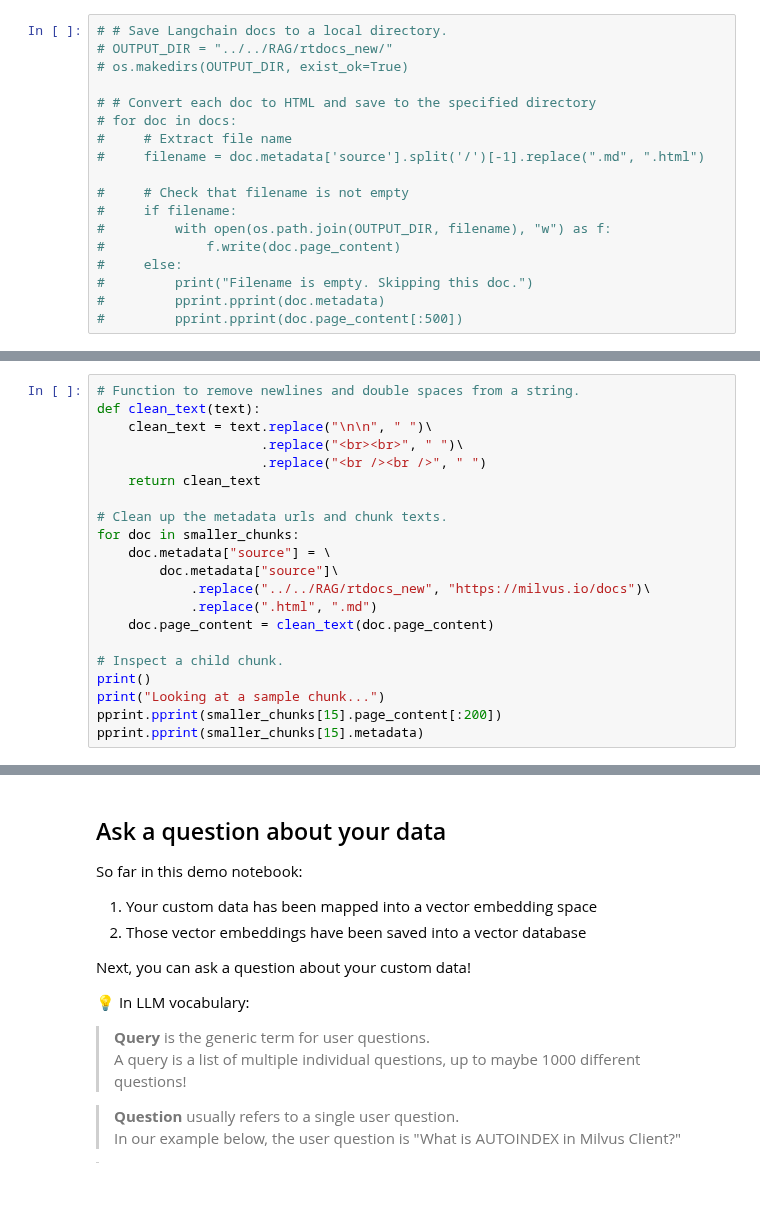
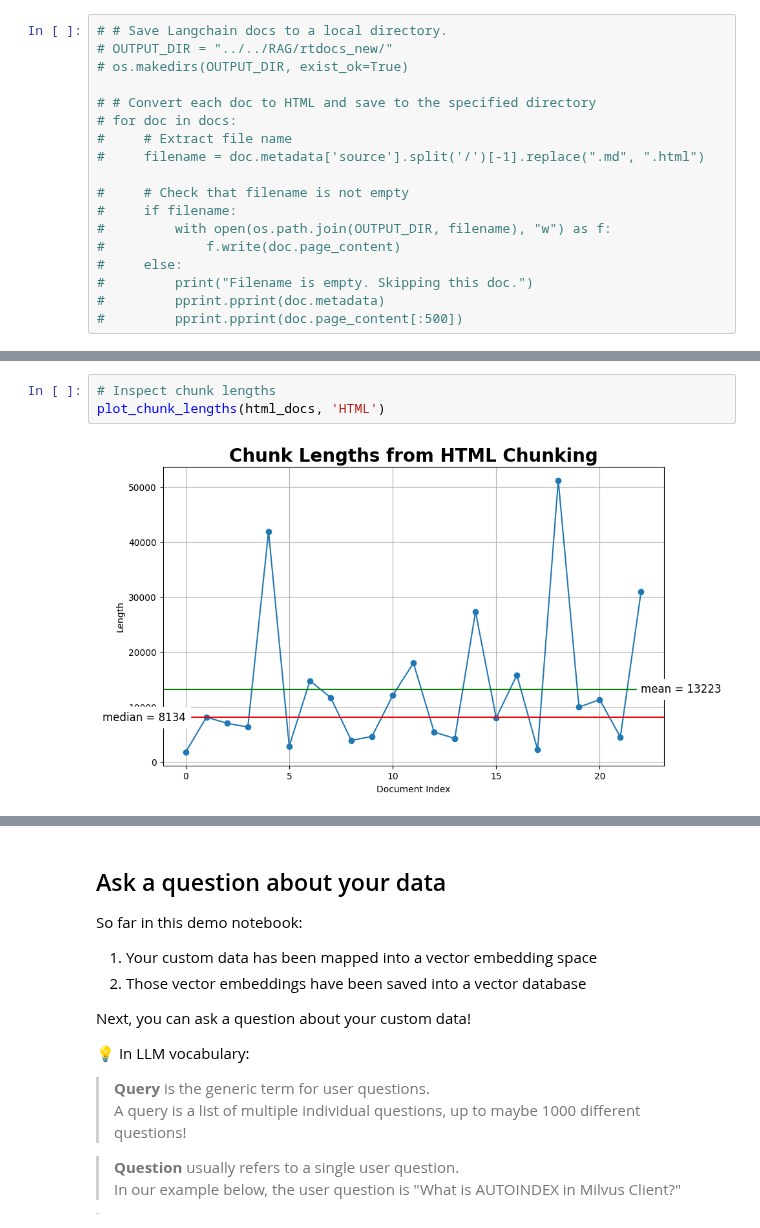
Before and after one commit to AKJUS/bootcamp, a Jupyter notebook: bootcamp/workshops/dbta_may_2024/1. RAG_basic.ipynb, the cells around one changed output, grey strips where cells are left out. Drawn from its saved outputs; the diff is of its cells as text; blank space fills up the shorter version.

Commit message:
Update basic RAG chunking and eval notebook (#1367)
Signed-off-by: Christy Bergman <cbergman@gmail.com>

```diff
--- a/bootcamp/workshops/dbta_may_2024/1. RAG_basic.ipynb
+++ b/bootcamp/workshops/dbta_may_2024/1. RAG_basic.ipynb
@@ -563,21 +135,0 @@ Looking at a sample chunk...
-# %%
-# Function to remove newlines and double spaces from a string.
-def clean_text(text):
-    clean_text = text.replace("\n\n", " ")\
-                     .replace("<br><br>", " ")\
-                     .replace("<br /><br />", " ")
-    return clean_text
-
-# Clean up the metadata urls and chunk texts.
-for doc in smaller_chunks:
-    doc.metadata["source"] = \
-        doc.metadata["source"]\
-            .replace("../../RAG/rtdocs_new", "https://milvus.io/docs")\
-            .replace(".html", ".md")
-    doc.page_content = clean_text(doc.page_content)
-
-# Inspect a child chunk.
-print()
-print("Looking at a sample chunk...")
-pprint.pprint(smaller_chunks[15].page_content[:200])
-pprint.pprint(smaller_chunks[15].metadata)
@@ -737,0 +298,5 @@ timing: 0.0023 seconds
+# %%
+# Inspect chunk lengths
+plot_chunk_lengths(html_docs, 'HTML')
+# %% [output]
+[figure, added]
```
Also changed, not shown: parts of 100 cells of this notebook.
